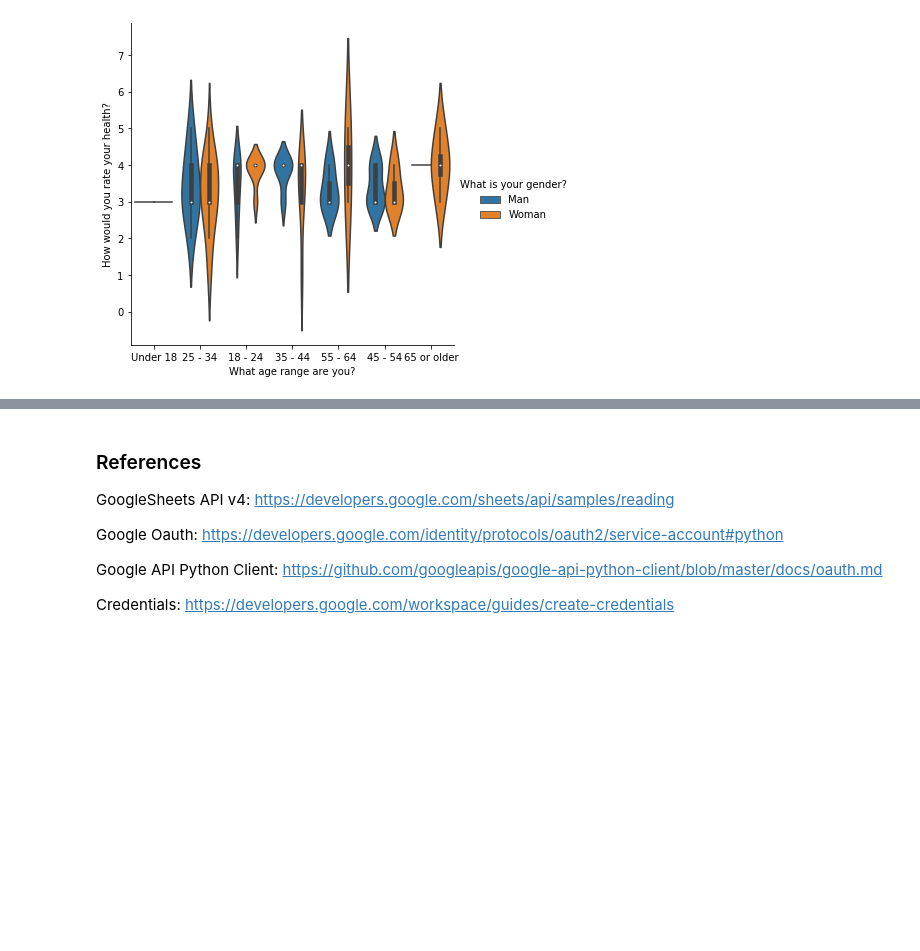
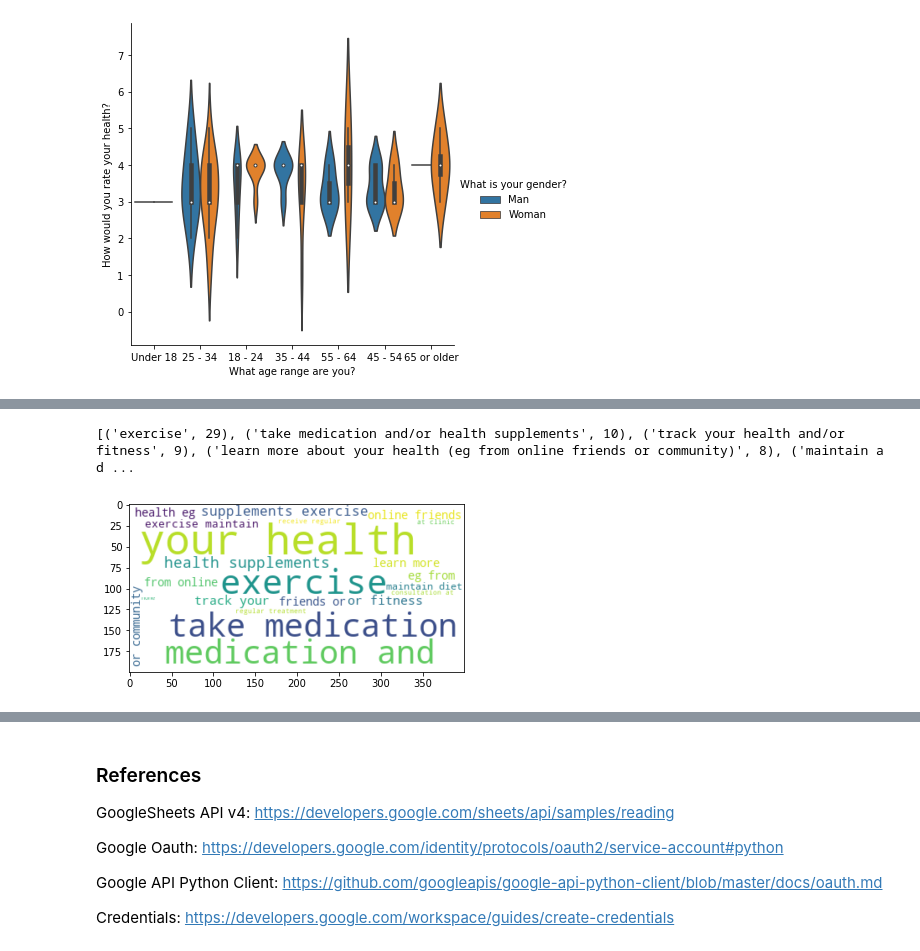
Before and after one commit to jeon11/quant-ux, a Jupyter notebook: GoogleSheets API and Data Analysis.ipynb, the cells around one changed output, grey strips where cells are left out. Drawn from its saved outputs; the diff is of its cells as text; code cells hidden in the pictures; blank space fills up the shorter version.

```diff
--- a/GoogleSheets API and Data Analysis.ipynb
+++ b/GoogleSheets API and Data Analysis.ipynb
@@ -269,0 +376,5 @@ age_plot = sns.catplot(x='What age range are you?', y='How would you rate your h
+# %%
+plot_wordcloud(males, 3, ';')
+# %% [output]
+[('exercise', 29), ('take medication and/or health supplements', 10), ('track your health and/or fitness', 9), ('learn more about your health (eg from online friends or community)', 8), ('maintain a d ...
+[figure, added]
```
Also changed, not shown: parts of 16 cells of this notebook.
